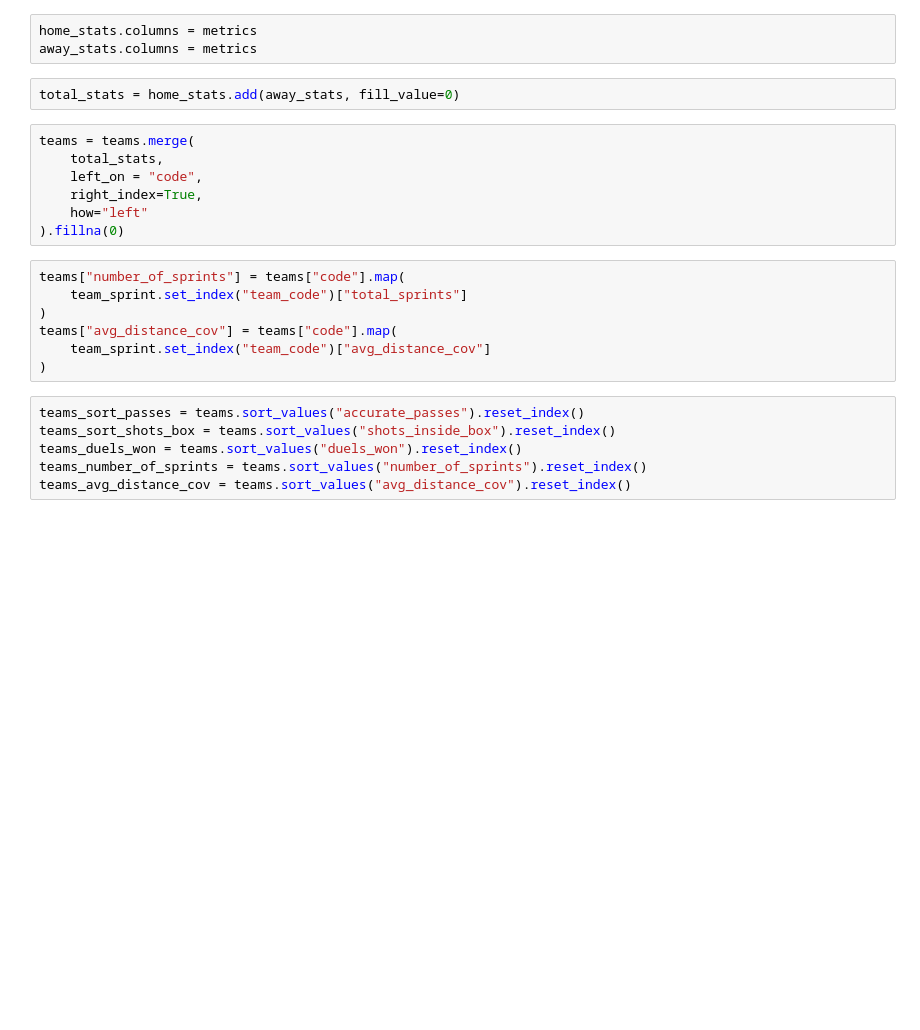
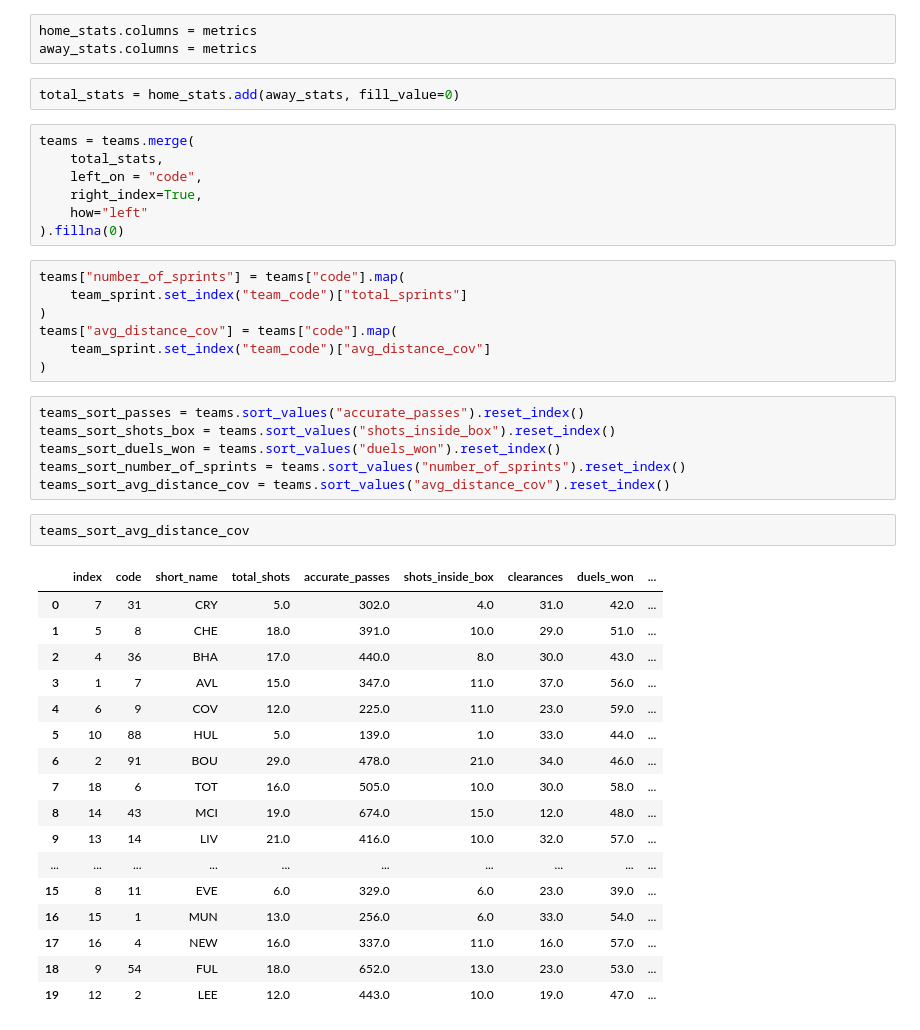
Before and after one commit to bbranduhn/EPL-Insights, a Jupyter notebook: GW7-2026-2027/gw7_sunderland_form.ipynb, the cells around one changed output. Saved outputs shown, nothing was run; the diff lists cells and outputs as text; blank space fills up the shorter version.

```diff
--- a/GW7-2026-2027/gw7_sunderland_form.ipynb
+++ b/GW7-2026-2027/gw7_sunderland_form.ipynb
@@ -68,6 +68,26 @@ teams["avg_distance_cov"] = teams["code"].map(
 # %%
 teams_sort_passes = teams.sort_values("accurate_passes").reset_index()
 teams_sort_shots_box = teams.sort_values("shots_inside_box").reset_index()
-teams_duels_won = teams.sort_values("duels_won").reset_index()
-teams_number_of_sprints = teams.sort_values("number_of_sprints").reset_index()
-teams_avg_distance_cov = teams.sort_values("avg_distance_cov").reset_index()
+teams_sort_duels_won = teams.sort_values("duels_won").reset_index()
+teams_sort_number_of_sprints = teams.sort_values("number_of_sprints").reset_index()
+teams_sort_avg_distance_cov = teams.sort_values("avg_distance_cov").reset_index()
+# %%
+teams_sort_avg_distance_cov
+# %% [output]
+|  | index | code | short_name | total_shots | accurate_passes | shots_inside_box | clearances | duels_won | ... |
+| 0 | 7 | 31 | CRY | 5.0 | 302.0 | 4.0 | 31.0 | 42.0 | ... |
+| 1 | 5 | 8 | CHE | 18.0 | 391.0 | 10.0 | 29.0 | 51.0 | ... |
+| 2 | 4 | 36 | BHA | 17.0 | 440.0 | 8.0 | 30.0 | 43.0 | ... |
+| 3 | 1 | 7 | AVL | 15.0 | 347.0 | 11.0 | 37.0 | 56.0 | ... |
+| 4 | 6 | 9 | COV | 12.0 | 225.0 | 11.0 | 23.0 | 59.0 | ... |
+| 5 | 10 | 88 | HUL | 5.0 | 139.0 | 1.0 | 33.0 | 44.0 | ... |
+| 6 | 2 | 91 | BOU | 29.0 | 478.0 | 21.0 | 34.0 | 46.0 | ... |
+| 7 | 18 | 6 | TOT | 16.0 | 505.0 | 10.0 | 30.0 | 58.0 | ... |
+| 8 | 14 | 43 | MCI | 19.0 | 674.0 | 15.0 | 12.0 | 48.0 | ... |
+| 9 | 13 | 14 | LIV | 21.0 | 416.0 | 10.0 | 32.0 | 57.0 | ... |
+| ... | ... | ... | ... | ... | ... | ... | ... | ... | ... |
+| 15 | 8 | 11 | EVE | 6.0 | 329.0 | 6.0 | 23.0 | 39.0 | ... |
+| 16 | 15 | 1 | MUN | 13.0 | 256.0 | 6.0 | 33.0 | 54.0 | ... |
+| 17 | 16 | 4 | NEW | 16.0 | 337.0 | 11.0 | 16.0 | 57.0 | ... |
+| 18 | 9 | 54 | FUL | 18.0 | 652.0 | 13.0 | 23.0 | 53.0 | ... |
+| 19 | 12 | 2 | LEE | 12.0 | 443.0 | 10.0 | 19.0 | 47.0 | ... |
```
Also changed, not shown: parts of 2 cells of this notebook, 1 other file.
